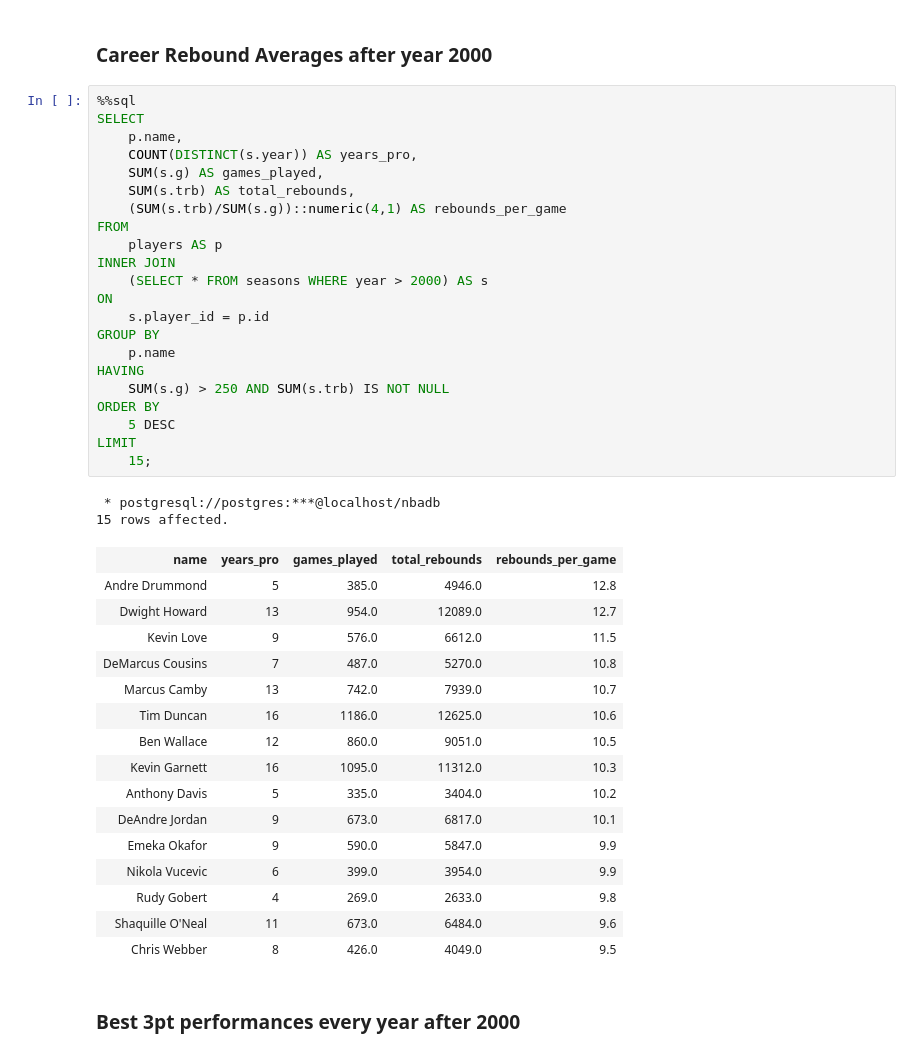
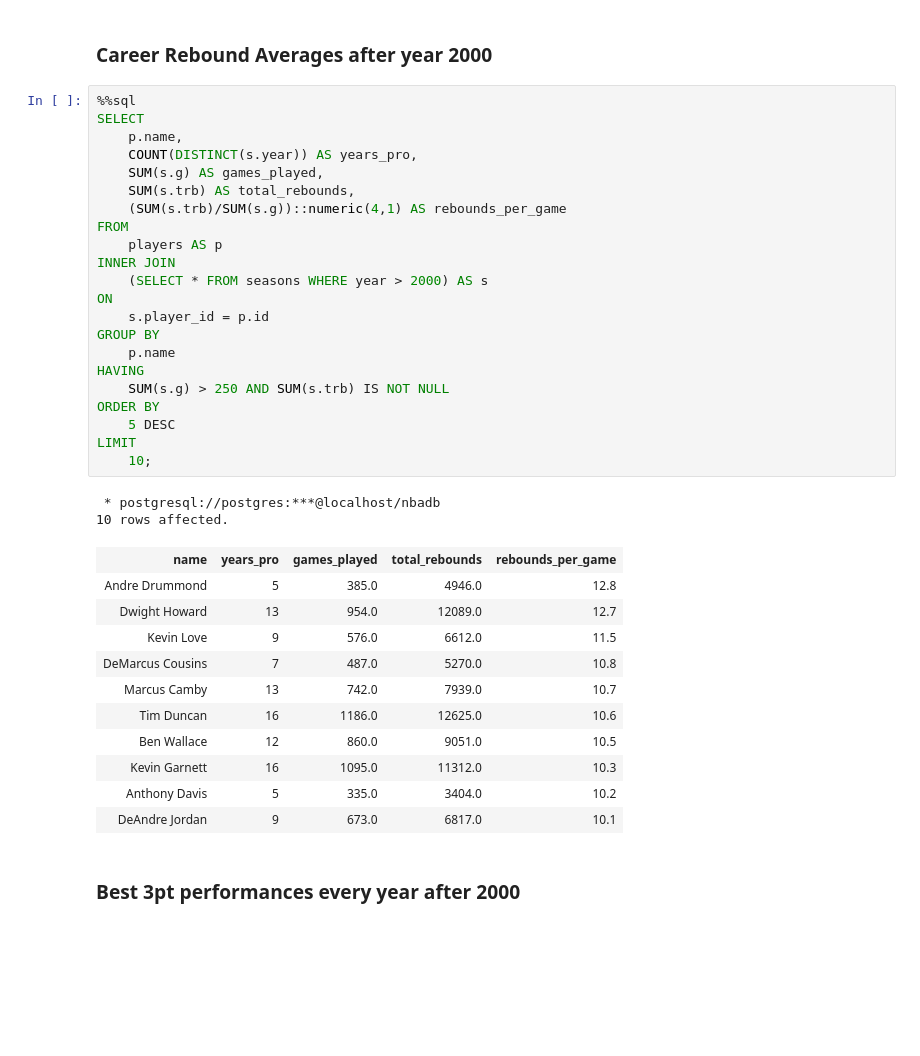
Before and after one commit to LeventSoykan/Clean_-_Analyze_NBA_Player_Data_In_PostgreSQL, a Jupyter notebook: nba_data_exploration.ipynb, the cells around one changed output. Saved outputs shown, nothing was run; the diff lists cells and outputs as text; blank space fills up the shorter version.

```diff
--- a/nba_data_exploration.ipynb
+++ b/nba_data_exploration.ipynb
@@ -229,40 +216,35 @@ SELECT
     COUNT(DISTINCT(s.year)) AS years_pro,
     SUM(s.g) AS games_played,
     SUM(s.trb) AS total_rebounds,
     (SUM(s.trb)/SUM(s.g))::numeric(4,1) AS rebounds_per_game
 FROM
     players AS p
 INNER JOIN
     (SELECT * FROM seasons WHERE year > 2000) AS s
 ON
     s.player_id = p.id
 GROUP BY
     p.name
 HAVING
     SUM(s.g) > 250 AND SUM(s.trb) IS NOT NULL
 ORDER BY
     5 DESC
 LIMIT
-    15;
+    10;
 # %% [output]
  * postgresql://postgres:***@localhost/nbadb
-15 rows affected.
+10 rows affected.
 | name | years_pro | games_played | total_rebounds | rebounds_per_game |
 | Andre Drummond | 5 | 385.0 | 4946.0 | 12.8 |
 | Dwight Howard | 13 | 954.0 | 12089.0 | 12.7 |
 | Kevin Love | 9 | 576.0 | 6612.0 | 11.5 |
 | DeMarcus Cousins | 7 | 487.0 | 5270.0 | 10.8 |
 | Marcus Camby | 13 | 742.0 | 7939.0 | 10.7 |
 | Tim Duncan | 16 | 1186.0 | 12625.0 | 10.6 |
 | Ben Wallace | 12 | 860.0 | 9051.0 | 10.5 |
 | Kevin Garnett | 16 | 1095.0 | 11312.0 | 10.3 |
 | Anthony Davis | 5 | 335.0 | 3404.0 | 10.2 |
 | DeAndre Jordan | 9 | 673.0 | 6817.0 | 10.1 |
-| Emeka Okafor | 9 | 590.0 | 5847.0 | 9.9 |
-| Nikola Vucevic | 6 | 399.0 | 3954.0 | 9.9 |
-| Rudy Gobert | 4 | 269.0 | 2633.0 | 9.8 |
-| Shaquille O'Neal | 11 | 673.0 | 6484.0 | 9.6 |
-| Chris Webber | 8 | 426.0 | 4049.0 | 9.5 |
 # %% [markdown]
 ### Best 3pt performances every year after 2000
 # %%
```
Also changed, not shown: parts of 25 cells of this notebook.
